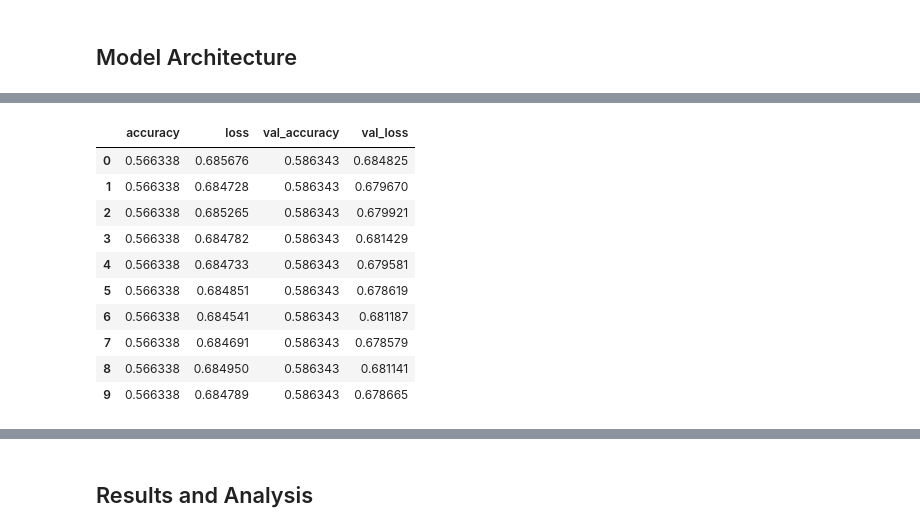
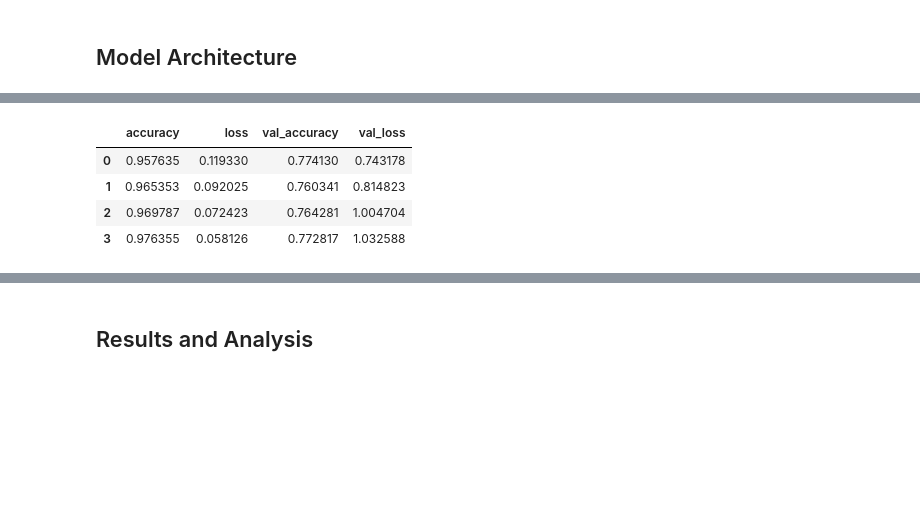
Before and after one commit to FleaBusyBeeBergs/dtsa5511-rnn, a Jupyter notebook: nlp_disaster_tweets.ipynb, the cells around one changed output, grey strips where cells are left out. Saved outputs shown, nothing was run; the diff lists cells and outputs as text; code cells hidden in the pictures; blank space fills up the shorter version.

```diff
--- a/nlp_disaster_tweets.ipynb
+++ b/nlp_disaster_tweets.ipynb
@@ -310,0 +323,7 @@ test_padded_sequences = pad_sequences(test_sequences, maxlen=max_len, padding='p
+# %%
+# pad
+X_train_sequences = tokenizer.texts_to_sequences(X_train)
+X_val_sequences = tokenizer.texts_to_sequences(X_val)
+
+X_train_padded = pad_sequences(X_train_sequences, maxlen=maxlen, padding='post', truncating='post')
+X_val_padded = pad_sequences(X_val_sequences, maxlen=maxlen, padding='post', truncating='post')
@@ -324 +341,9 @@ ValueError: could not convert string to float: "drowning I feel like I'm drownin
+# %%
+embedding_layer = tf.keras.layers.Embedding(
+    input_dim = embedding_matrix.shape[0],
+    output_dim = embedding_matrix.shape[1],
+    weights = [embedding_matrix],
+    input_length = max_sequence_length,
+    trainable = False
+)
 # %%
@@ -360,8 +384,12 @@ history1.head()
 # %%
-model2 = tf.keras.Sequential([tf.keras.layers.Embedding(input_dim = 10000,
-                                                        output_dim = 128),
-                              tf.keras.layers.Bidirectional(tf.keras.layers.LSTM(64)),
-                              tf.keras.layers.Dense(1, activation = 'sigmoid')])
+# add another layer
+
+model2 = tf.keras.Sequential([
+    embedding_layer,
+    tf.keras.layers.LSTM(64, return_sequences=True),
+    tf.keras.layers.LSTM(32),
+    tf.keras.layers.Dense(1, activation='sigmoid')
+])
 # %%
 model2.compile(optimizer = 'adam',
                loss = 'binary_crossentropy',
@@ -374,24 +402,18 @@ early_stopping = EarlyStopping(monitor = 'val_loss',
                                patience = 3)
 
 
-history = model2.fit(X_train_resampled,
-                     y_train_resampled,
+history2 = model2.fit(X_train_padded,
+                     y_train,
                      epochs = 10,
-                     validation_data = (X_val, y_val),
+                     validation_data = (X_val_padded, y_val),
                      verbose = 0,
                      callbacks  = [early_stopping])
 # %%
-history2 = pd.DataFrame(history2)
+history2 = pd.DataFrame(history2.history)
 history2
 # %% [output]
 |  | accuracy | loss | val_accuracy | val_loss |
-| 0 | 0.566338 | 0.685676 | 0.586343 | 0.684825 |
-| 1 | 0.566338 | 0.684728 | 0.586343 | 0.679670 |
-| 2 | 0.566338 | 0.685265 | 0.586343 | 0.679921 |
-| 3 | 0.566338 | 0.684782 | 0.586343 | 0.681429 |
-| 4 | 0.566338 | 0.684733 | 0.586343 | 0.679581 |
-| 5 | 0.566338 | 0.684851 | 0.586343 | 0.678619 |
-| 6 | 0.566338 | 0.684541 | 0.586343 | 0.681187 |
-| 7 | 0.566338 | 0.684691 | 0.586343 | 0.678579 |
-| 8 | 0.566338 | 0.684950 | 0.586343 | 0.681141 |
-| 9 | 0.566338 | 0.684789 | 0.586343 | 0.678665 |
+| 0 | 0.957635 | 0.119330 | 0.774130 | 0.743178 |
+| 1 | 0.965353 | 0.092025 | 0.760341 | 0.814823 |
+| 2 | 0.969787 | 0.072423 | 0.764281 | 1.004704 |
+| 3 | 0.976355 | 0.058126 | 0.772817 | 1.032588 |
```
Also changed, not shown: parts of 28 cells of this notebook.
